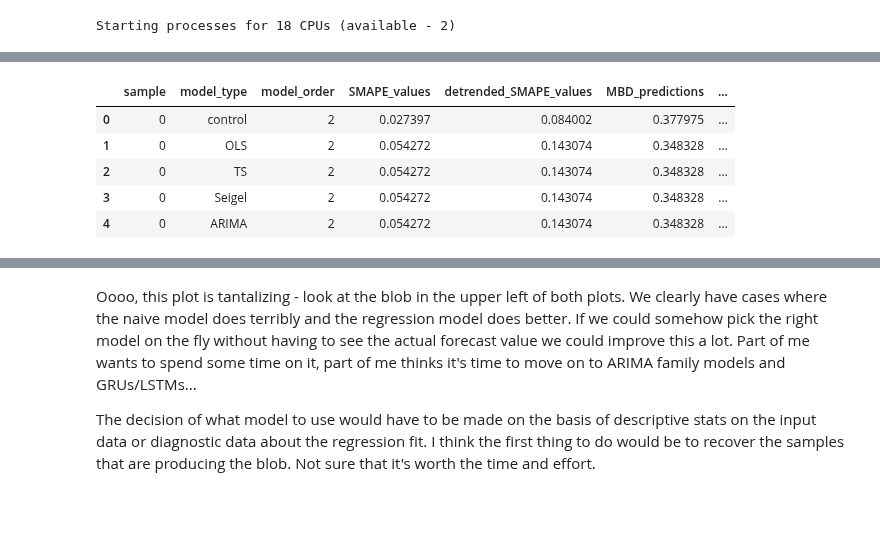
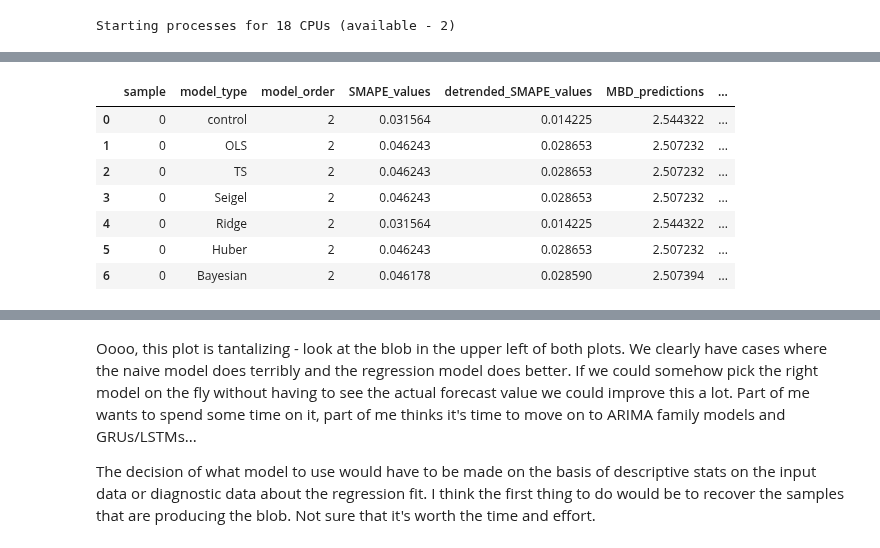
Before and after one commit to gperdrizet/kaggle_microbusiness, a Jupyter notebook: notebooks/11-bootstrapped_OLS_model_benchmark.ipynb, the cells around one changed output, grey strips where cells are left out. Saved outputs shown, nothing was run; the diff lists cells and outputs as text; code cells hidden in the pictures; blank space fills up the shorter version.

Commit message:
Added Ridge, Huber and Bayesian regression.

```diff
--- a/notebooks/11-bootstrapped_OLS_model_benchmark.ipynb
+++ b/notebooks/11-bootstrapped_OLS_model_benchmark.ipynb
@@ -379,12 +453,12 @@ def parallel_bootstrapped_smape(
 # %%
 # Ignore warnings from ARIMA parameter optimization
 import warnings
-warnings.filterwarnings("ignore")
+warnings.filterwarnings('ignore')
 
 num_samples = 18
-sample_size = 100
+sample_size = 10
 model_orders = [2,4,6,8,10,12,14,16,32]
-model_types = ['OLS', 'TS', 'Seigel', 'ARIMA']
+model_types = ['OLS', 'TS', 'Seigel', 'Ridge', 'Huber', 'Bayesian']#, 'ARIMA']
 
 # Fire up the pool
 pool, result_objects = data_funcs.start_multiprocessing_pool()
@@ -425,13 +499,15 @@ MBD_actual: 400000
 # %%
 data_df = pd.DataFrame(data)
-data_df.head()
+data_df.head(7)
 # %% [output]
 |  | sample | model_type | model_order | SMAPE_values | detrended_SMAPE_values | MBD_predictions | ... |
-| 0 | 0 | control | 2 | 0.027397 | 0.084002 | 0.377975 | ... |
-| 1 | 0 | OLS | 2 | 0.054272 | 0.143074 | 0.348328 | ... |
-| 2 | 0 | TS | 2 | 0.054272 | 0.143074 | 0.348328 | ... |
-| 3 | 0 | Seigel | 2 | 0.054272 | 0.143074 | 0.348328 | ... |
-| 4 | 0 | ARIMA | 2 | 0.054272 | 0.143074 | 0.348328 | ... |
+| 0 | 0 | control | 2 | 0.031564 | 0.014225 | 2.544322 | ... |
+| 1 | 0 | OLS | 2 | 0.046243 | 0.028653 | 2.507232 | ... |
+| 2 | 0 | TS | 2 | 0.046243 | 0.028653 | 2.507232 | ... |
+| 3 | 0 | Seigel | 2 | 0.046243 | 0.028653 | 2.507232 | ... |
+| 4 | 0 | Ridge | 2 | 0.031564 | 0.014225 | 2.544322 | ... |
+| 5 | 0 | Huber | 2 | 0.046243 | 0.028653 | 2.507232 | ... |
+| 6 | 0 | Bayesian | 2 | 0.046178 | 0.028590 | 2.507394 | ... |
 # %%
 smape_scores_df = data_df.groupby(['sample', 'model_type', 'model_order'])[['SMAPE_values', 'detrended_SMAPE_values']].mean().mul(100)
 smape_scores_df.rename(inplace=True, columns={'SMAPE_values': 'SMAPE_score', 'detrended_SMAPE_values': 'detrended_SMAPE_score'})
```
Also changed, not shown: parts of 9 cells of this notebook.
